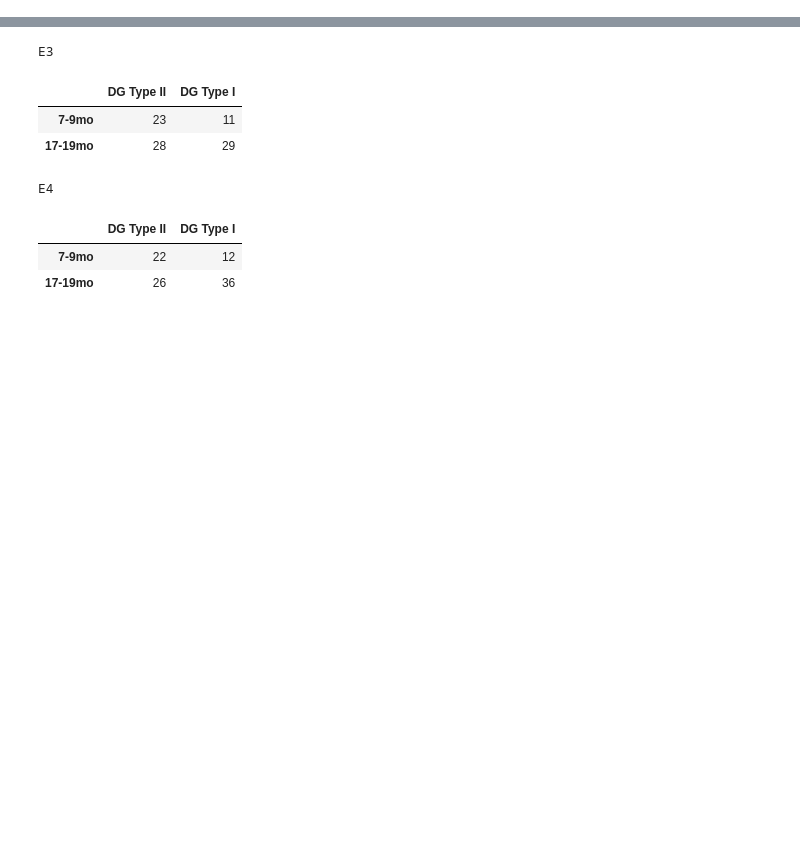
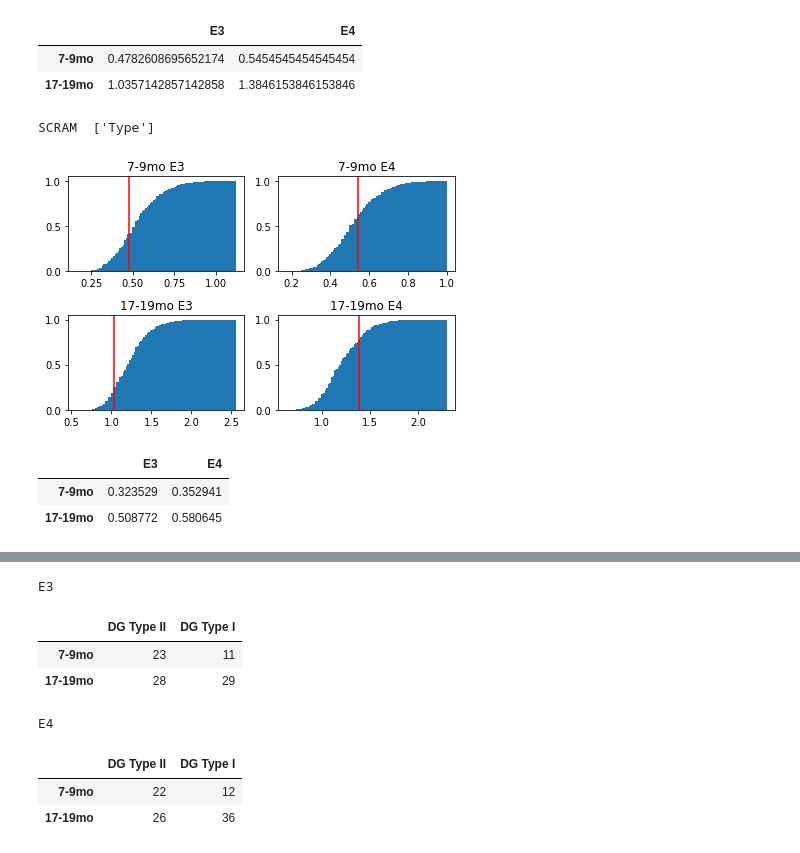
Before and after one commit to dtabuena/ApoE_Data_Clustering, a Jupyter notebook: DGC_Ratio_Stats.ipynb, the cells around one changed output, grey strips where cells are left out. Cells and saved outputs as stored; diff of their text form; code cells hidden in the pictures; blank space fills up the shorter version.

```diff
--- a/DGC_Ratio_Stats.ipynb
+++ b/DGC_Ratio_Stats.ipynb
@@ -44,0 +217,16 @@ clear_output()
+# %%
+col_l = ['Type']
+quantify(cmh_df,col_l,type_list)
+# %% [output]
+|  | E3 | E4 |
+| 7-9mo | 0.4782608695652174 | 0.5454545454545454 |
+| 17-19mo | 1.0357142857142858 | 1.3846153846153846 |
+SCRAM  ['Type']
+[figure, added]
+# %%
+_,_,og_rat_table = make_tables(cmh_df, type_list)
+display(og_rat_table)
+# %% [output]
+|  | E3 | E4 |
+| 7-9mo | 0.323529 | 0.352941 |
+| 17-19mo | 0.508772 | 0.580645 |
```
Also changed, not shown: parts of 5 cells of this notebook.
